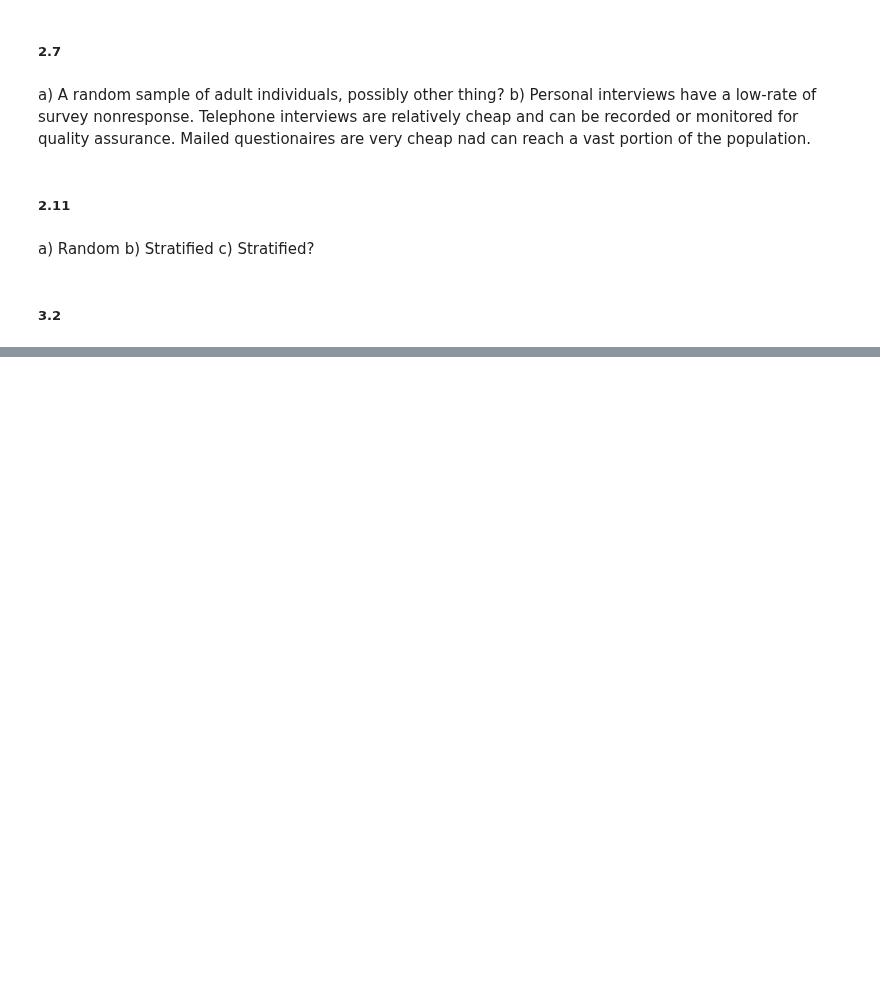
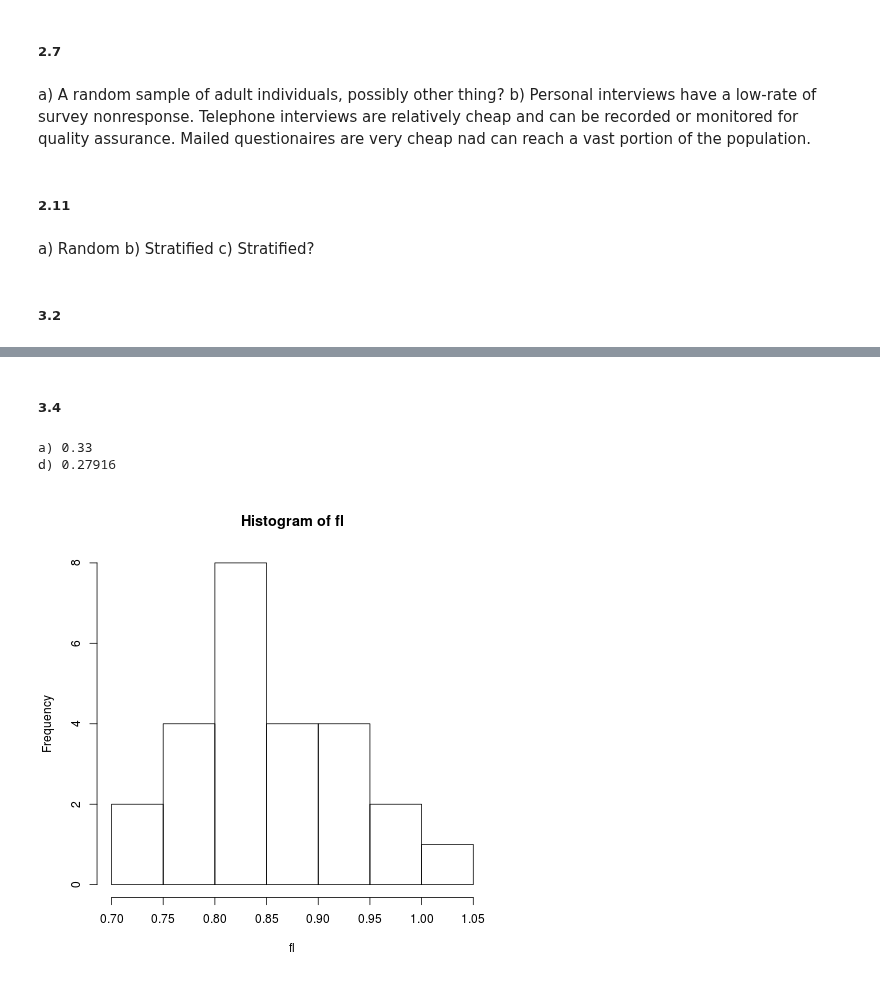
Before and after one commit to Chuphay/school, a Jupyter notebook: stat1/stat_2.ipynb, the cells around one changed output, grey strips where cells are left out. Drawn from its saved outputs; the diff is of its cells as text; code cells hidden in the pictures; blank space fills up the shorter version.

```diff
--- a/stat1/stat_2.ipynb
+++ b/stat1/stat_2.ipynb
@@ -45,0 +55,22 @@ pie(gov_expense);
+# %% [markdown]
+##### 3.4
+# %%
+%%R
+fl <- c(.75,.86,.84,.85,.97,.94,.89,.84,.83,.89,.88,.78,.77,.76,.82,.72,.92,1.05,.94,.83,.81,.85,.97,.93,.79)
+
+cat("a)", (max(fl) - min(fl)), "\n")
+hist(fl)
+
+simulations <- 100000
+trials <- rep(0,simulations)
+
+for (i in 1:simulations){
+    if (sample(fl,1)>0.9){
+            trials[i] <- 1
+    }
+}
+cat('d)',sum(trials)/simulations)
+# %% [output]
+a) 0.33
+d) 0.27916
+[figure, added]
```
Also changed, not shown: parts of 7 cells of this notebook.
